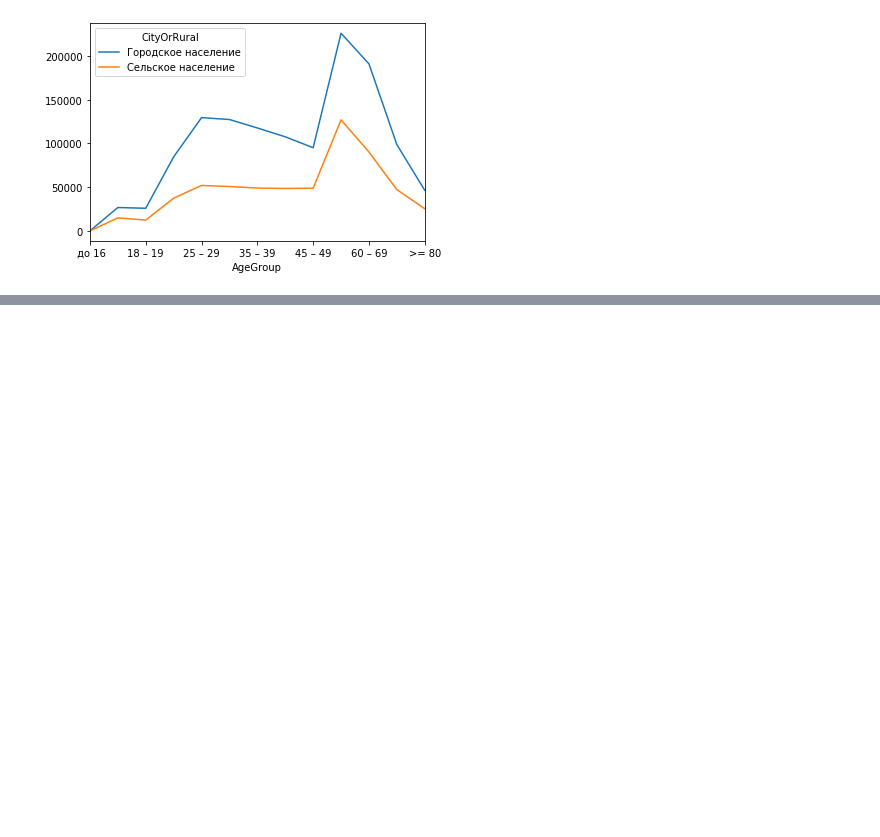
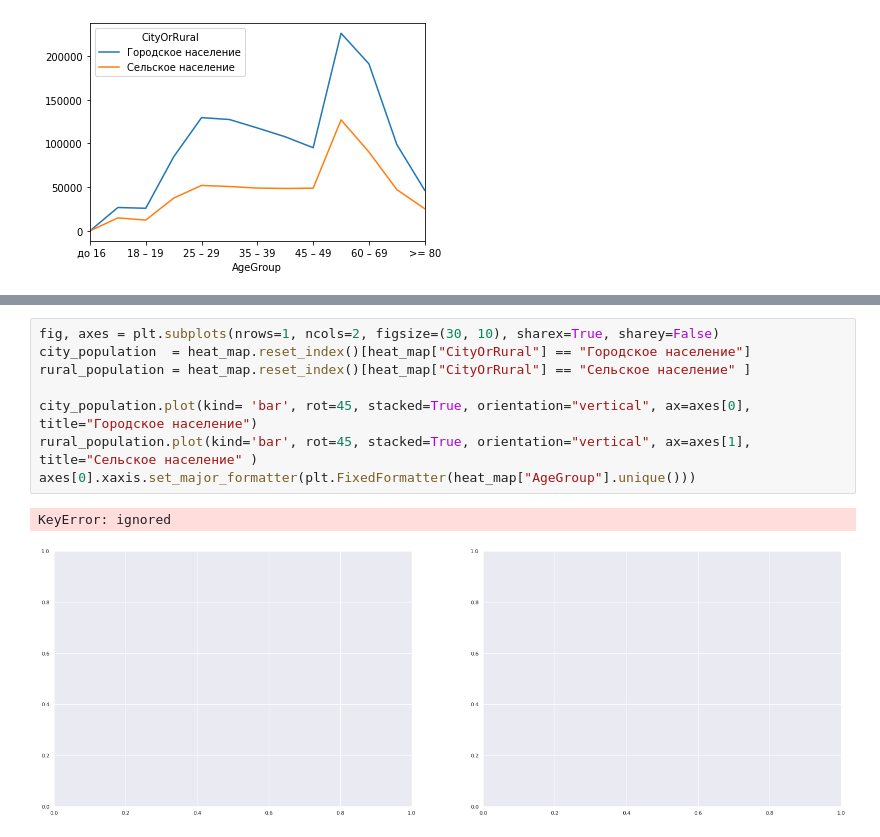
Before and after one commit to tadoran/netology_pyda, a Jupyter notebook: ДЗ 14.ipynb, the cells around one changed output, grey strips where cells are left out. Drawn from its saved outputs; the diff is of its cells as text; blank space fills up the shorter version.

```diff
--- a/ДЗ 14.ipynb
+++ b/ДЗ 14.ipynb
@@ -117,0 +128,11 @@ ax = sns.heatmap(heat_map, cmap="Greens", square=True)
+# %%
+fig, axes = plt.subplots(nrows=1, ncols=2, figsize=(30, 10), sharex=True, sharey=False)
+city_population  = heat_map.reset_index()[heat_map["CityOrRural"] == "Городское население"]
+rural_population = heat_map.reset_index()[heat_map["CityOrRural"] == "Сельское население" ]
+
+city_population.plot(kind= 'bar', rot=45, stacked=True, orientation="vertical", ax=axes[0], title="Городское население")
+rural_population.plot(kind='bar', rot=45, stacked=True, orientation="vertical", ax=axes[1], title="Сельское население" )
+axes[0].xaxis.set_major_formatter(plt.FixedFormatter(heat_map["AgeGroup"].unique()))
+# %% [output]
+KeyError: ignored
+[figure, added]
```
Also changed, not shown: parts of 15 cells of this notebook.
